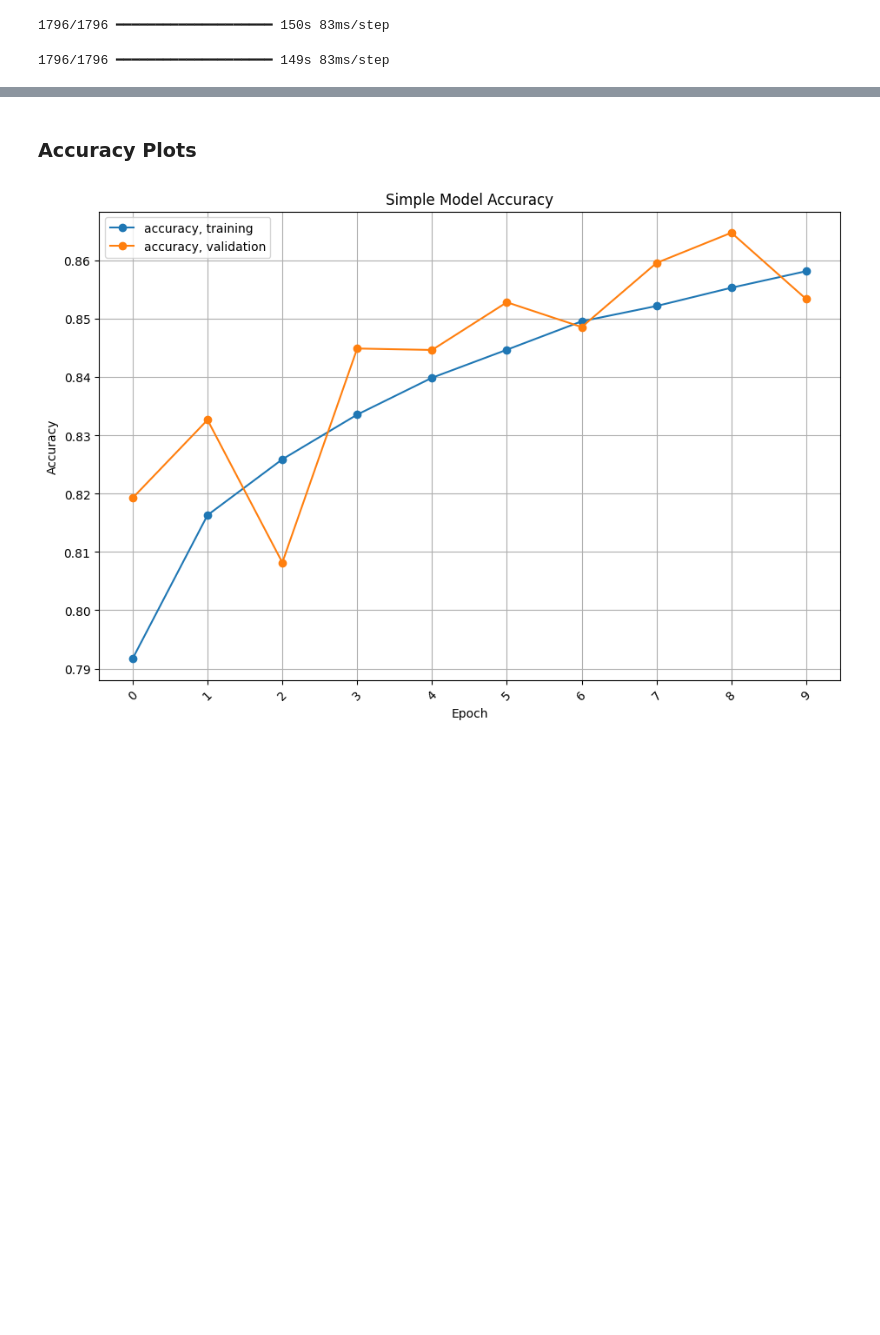
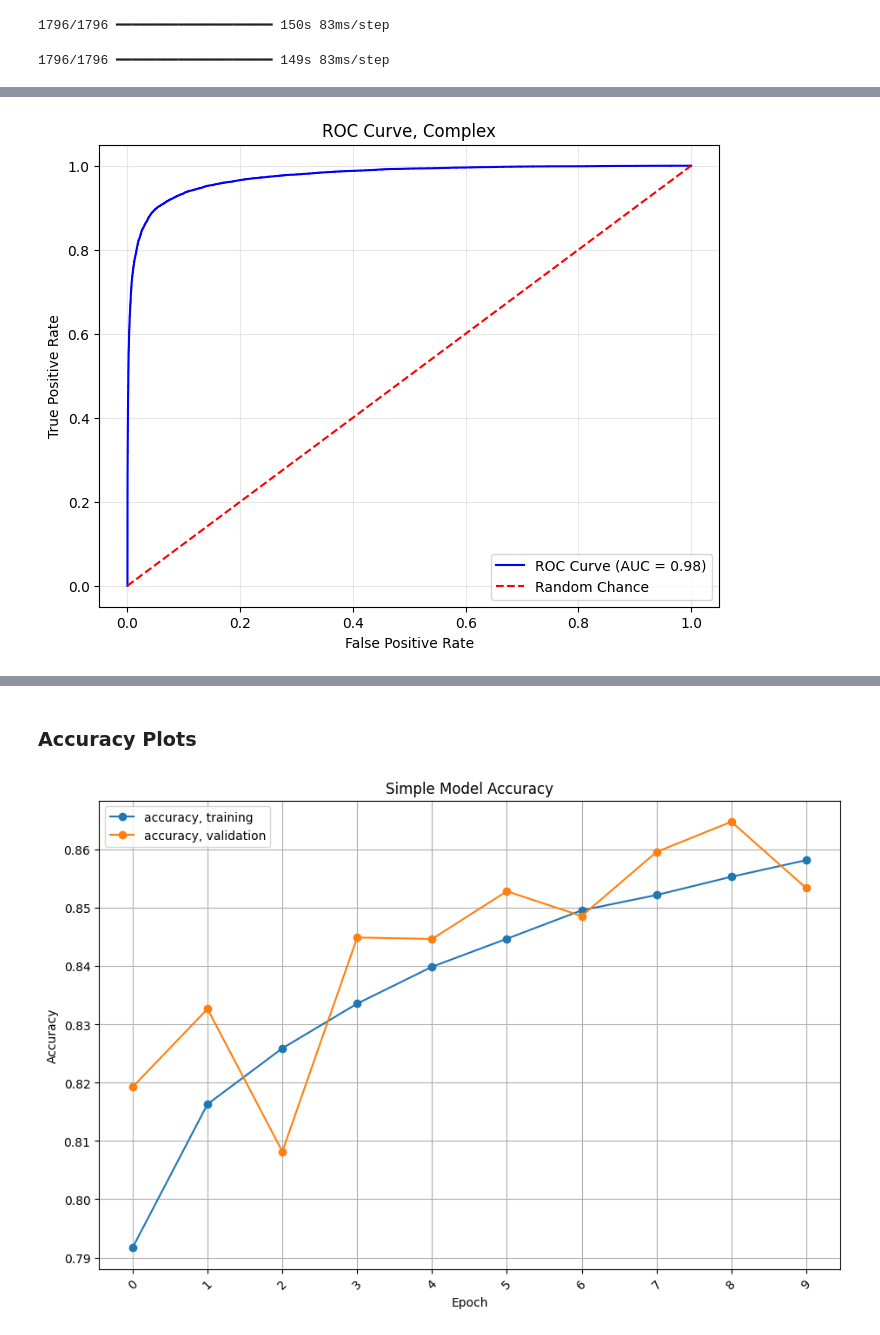
Before and after one commit to BlueJayVRStudio/CSCA5642_Week3, a Jupyter notebook: Week3_Notebook.ipynb, the cells around one changed output, grey strips where cells are left out. Cells and saved outputs as stored; diff of their text form; code cells hidden in the pictures; blank space fills up the shorter version.

```diff
--- a/Week3_Notebook.ipynb
+++ b/Week3_Notebook.ipynb
@@ -534,0 +572,2 @@ submission.to_csv('submission_complex_model.csv', index=False)
+# %%
+val_prediction_complex = complex_model.predict(val_generator_no_shuffle)
@@ -534,0 +584,4 @@ submission.to_csv('submission_complex_model.csv', index=False)
+# %%
+plot_roc(val_df['label'].astype(int), val_prediction_complex, 'ROC Curve, Complex')
+# %% [output]
+[figure, added]
```
Also changed, not shown: parts of 19 cells of this notebook, 1 other file.
